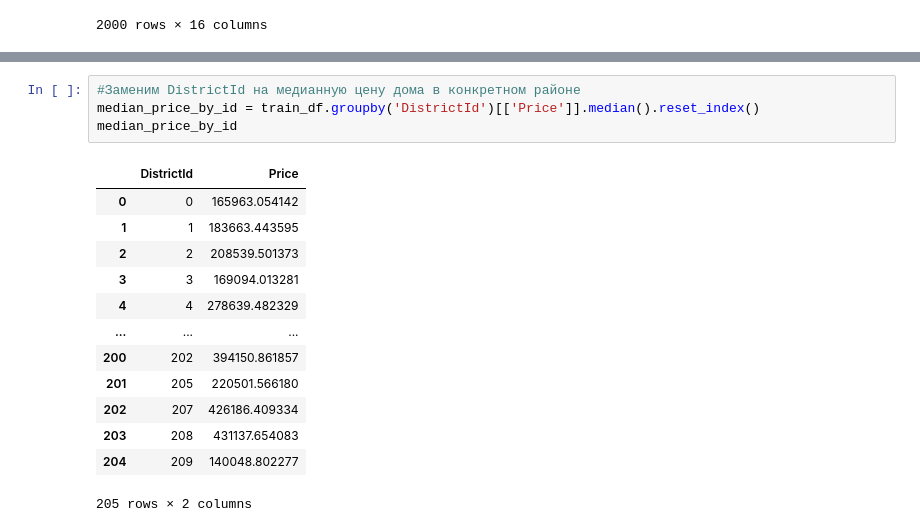
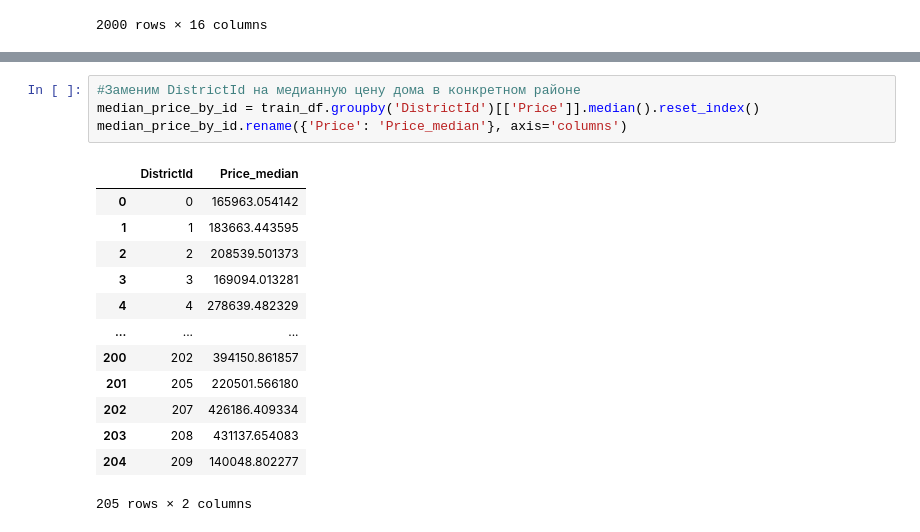
Before and after one commit to Berezhnyak4/Python_start, a Jupyter notebook: Курсовая работа.ipynb, the cells around one changed output, grey strips where cells are left out. Saved outputs shown, nothing was run; the diff lists cells and outputs as text.

```diff
--- a/Курсовая работа.ipynb
+++ b/Курсовая работа.ipynb
@@ -261,9 +334,9 @@ f_importance.sort_values('values', ascending = False).reset_index(drop=True)
 # %%
 #Заменим DistrictId на медианную цену дома в конкретном районе
 median_price_by_id = train_df.groupby('DistrictId')[['Price']].median().reset_index()
-median_price_by_id
+median_price_by_id.rename({'Price': 'Price_median'}, axis='columns')
 # %% [output]
-|  | DistrictId | Price |
+|  | DistrictId | Price_median |
 | 0 | 0 | 165963.054142 |
 | 1 | 1 | 183663.443595 |
 | 2 | 2 | 208539.501373 |
```
Also changed, not shown: parts of 18 cells of this notebook, 1 other file.
